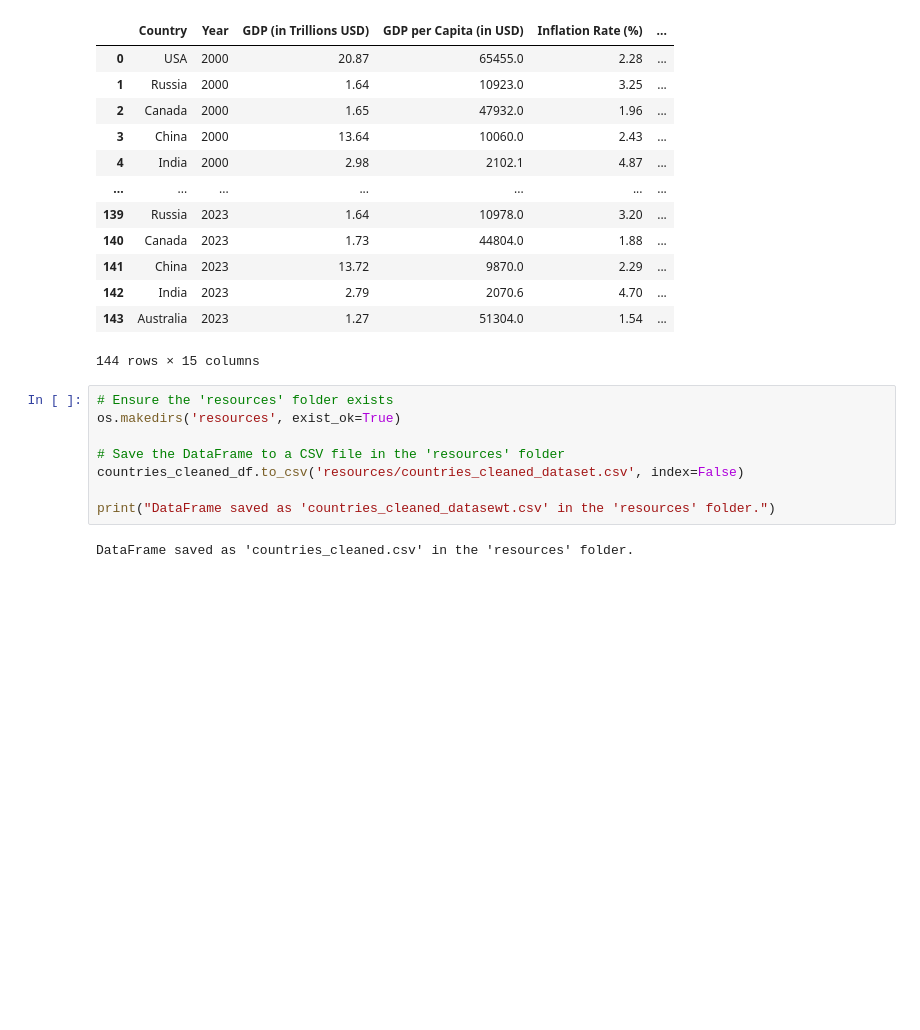
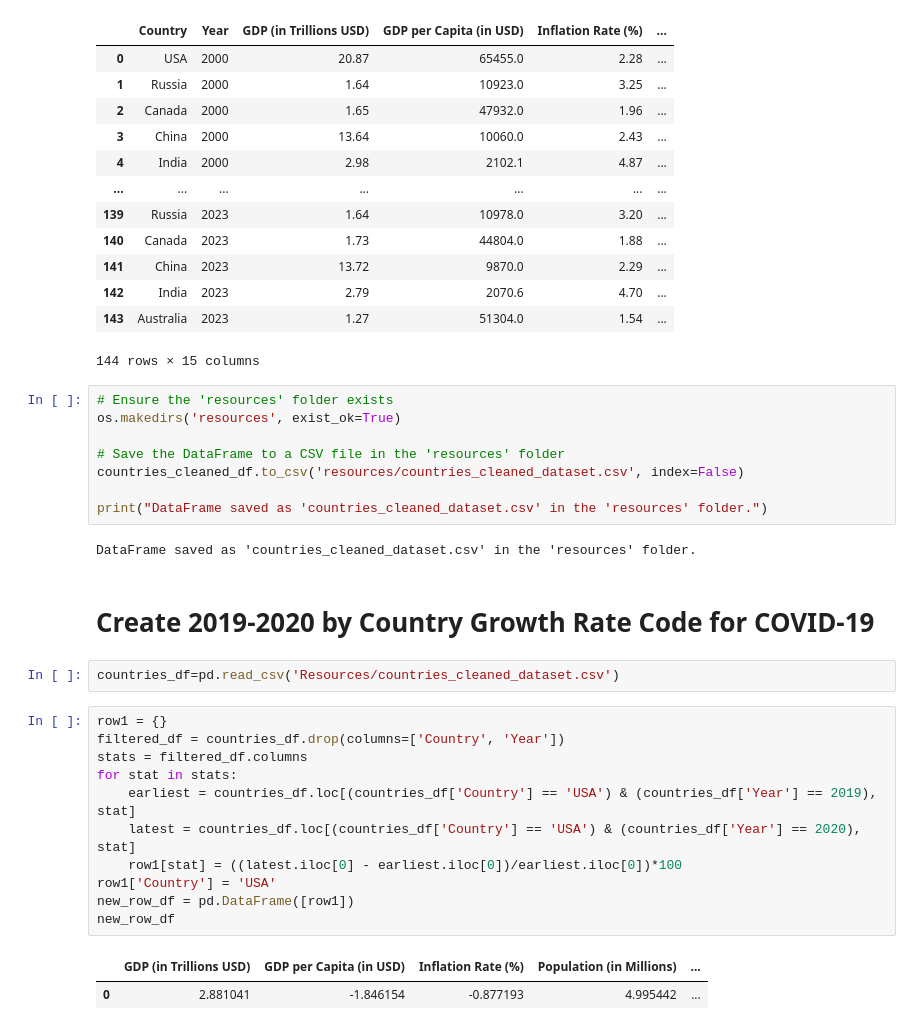
Before and after one commit to karinaahumada01/Project-3, a Jupyter notebook: country_comparison.ipynb, the cells around one changed output. Saved outputs shown, nothing was run; the diff lists cells and outputs as text; blank space fills up the shorter version.

```diff
--- a/country_comparison.ipynb
+++ b/country_comparison.ipynb
@@ -138,6 +138,24 @@ os.makedirs('resources', exist_ok=True)
 # Save the DataFrame to a CSV file in the 'resources' folder
 countries_cleaned_df.to_csv('resources/countries_cleaned_dataset.csv', index=False)
 
-print("DataFrame saved as 'countries_cleaned_datasewt.csv' in the 'resources' folder.")
+print("DataFrame saved as 'countries_cleaned_dataset.csv' in the 'resources' folder.")
 # %% [output]
-DataFrame saved as 'countries_cleaned.csv' in the 'resources' folder.
+DataFrame saved as 'countries_cleaned_dataset.csv' in the 'resources' folder.
+# %% [markdown]
+# **Create 2019-2020 by Country Growth Rate Code for COVID-19**
+# %%
+countries_df=pd.read_csv('Resources/countries_cleaned_dataset.csv')
+# %%
+row1 = {}
+filtered_df = countries_df.drop(columns=['Country', 'Year'])
+stats = filtered_df.columns
+for stat in stats:
+    earliest = countries_df.loc[(countries_df['Country'] == 'USA') & (countries_df['Year'] == 2019), stat]
+    latest = countries_df.loc[(countries_df['Country'] == 'USA') & (countries_df['Year'] == 2020), stat]
+    row1[stat] = ((latest.iloc[0] - earliest.iloc[0])/earliest.iloc[0])*100
+row1['Country'] = 'USA'
+new_row_df = pd.DataFrame([row1])
+new_row_df
+# %% [output]
+|  | GDP (in Trillions USD) | GDP per Capita (in USD) | Inflation Rate (%) | Population (in Millions) | ... |
+| 0 | 2.881041 | -1.846154 | -0.877193 | 4.995442 | ... |
```
Also changed, not shown: parts of 7 cells of this notebook, 1 other file.
